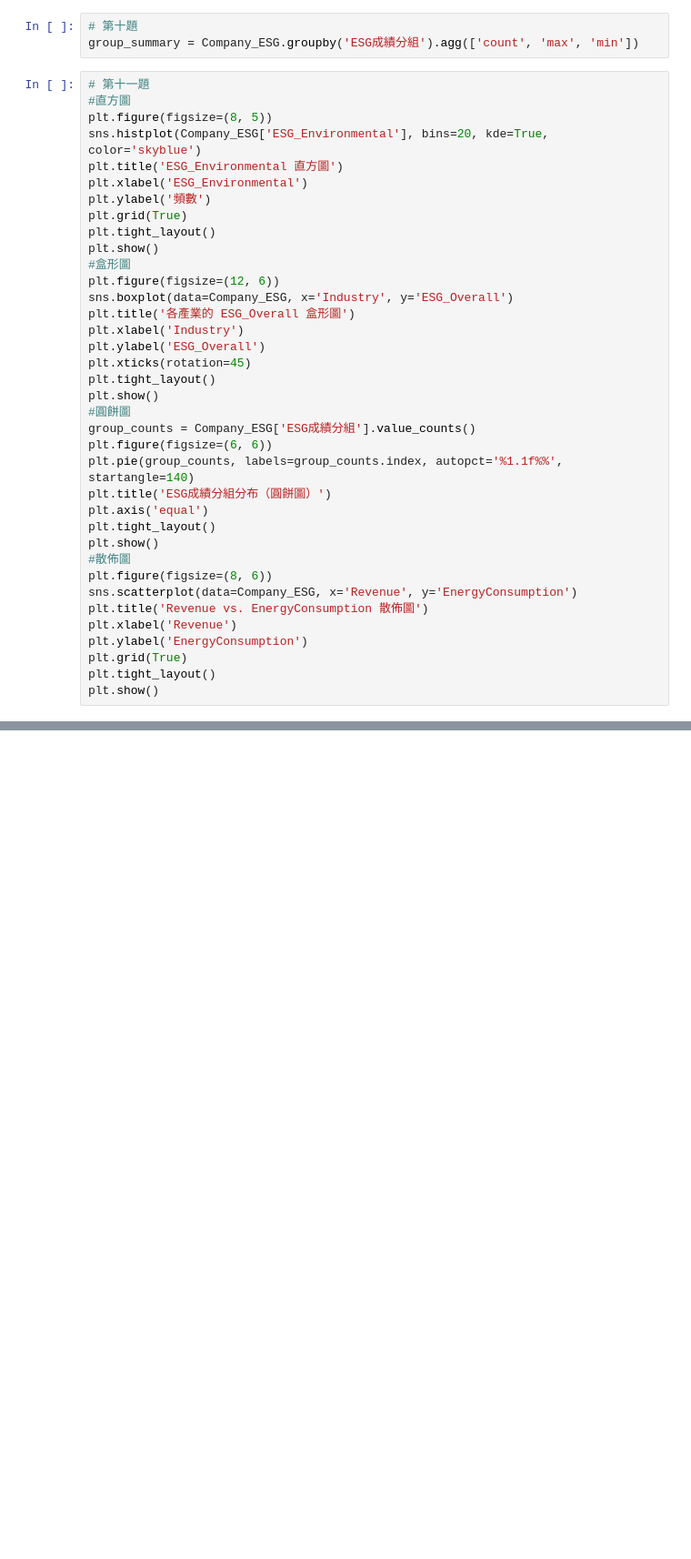
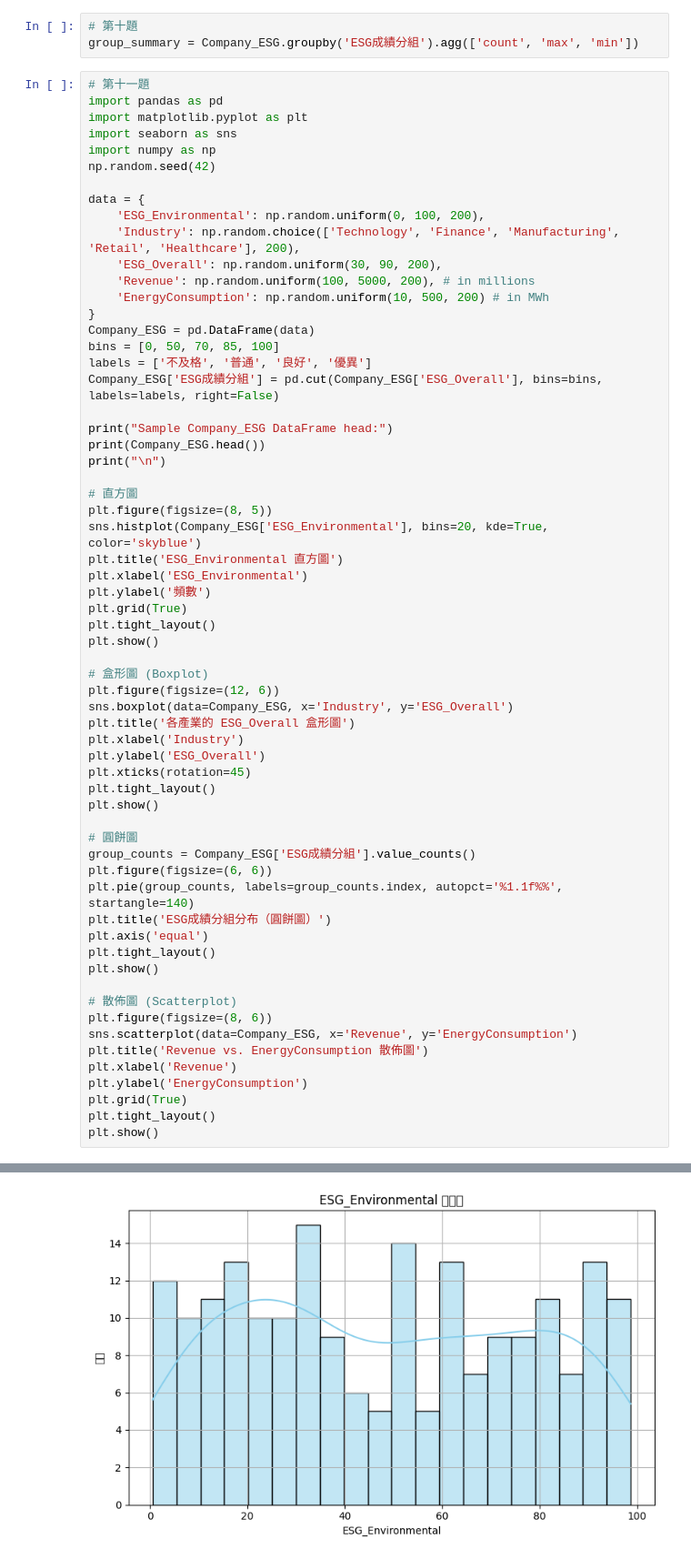
Before and after one commit to Wnn61/1140417, a Jupyter notebook: 第三組作業.ipynb, the cells around one changed output, grey strips where cells are left out. Shown at 91% size. Drawn from its saved outputs; the diff is of its cells as text; blank space fills up the shorter version.

```diff
--- a/第三組作業.ipynb
+++ b/第三組作業.ipynb
@@ -94,7 +88,29 @@ cv_matrix = pd.DataFrame({
 group_summary = Company_ESG.groupby('ESG成績分組').agg(['count', 'max', 'min'])
 # %%
 # 第十一題
-#直方圖
+import pandas as pd
+import matplotlib.pyplot as plt
+import seaborn as sns
+import numpy as np
+np.random.seed(42)
+
+data = {
+    'ESG_Environmental': np.random.uniform(0, 100, 200),
+    'Industry': np.random.choice(['Technology', 'Finance', 'Manufacturing', 'Retail', 'Healthcare'], 200),
+    'ESG_Overall': np.random.uniform(30, 90, 200),
+    'Revenue': np.random.uniform(100, 5000, 200), # in millions
+    'EnergyConsumption': np.random.uniform(10, 500, 200) # in MWh
+}
+Company_ESG = pd.DataFrame(data)
+bins = [0, 50, 70, 85, 100]
+labels = ['不及格', '普通', '良好', '優異']
+Company_ESG['ESG成績分組'] = pd.cut(Company_ESG['ESG_Overall'], bins=bins, labels=labels, right=False)
+
+print("Sample Company_ESG DataFrame head:")
+print(Company_ESG.head())
+print("\n")
+
+# 直方圖
 plt.figure(figsize=(8, 5))
 sns.histplot(Company_ESG['ESG_Environmental'], bins=20, kde=True, color='skyblue')
 plt.title('ESG_Environmental 直方圖')
@@ -103,7 +119,8 @@ plt.ylabel('頻數')
 plt.grid(True)
 plt.tight_layout()
 plt.show()
-#盒形圖
+
+# 盒形圖 (Boxplot)
 plt.figure(figsize=(12, 6))
 sns.boxplot(data=Company_ESG, x='Industry', y='ESG_Overall')
 plt.title('各產業的 ESG_Overall 盒形圖')
@@ -112,7 +129,8 @@ plt.ylabel('ESG_Overall')
 plt.xticks(rotation=45)
 plt.tight_layout()
 plt.show()
-#圓餅圖
+
+# 圓餅圖
 group_counts = Company_ESG['ESG成績分組'].value_counts()
 plt.figure(figsize=(6, 6))
 plt.pie(group_counts, labels=group_counts.index, autopct='%1.1f%%', startangle=140)
@@ -120,7 +138,8 @@ plt.title('ESG成績分組分布（圓餅圖）')
 plt.axis('equal')
 plt.tight_layout()
 plt.show()
-#散佈圖
+
+# 散佈圖 (Scatterplot)
 plt.figure(figsize=(8, 6))
 sns.scatterplot(data=Company_ESG, x='Revenue', y='EnergyConsumption')
 plt.title('Revenue vs. EnergyConsumption 散佈圖')
@@ -133,0 +166 @@ NameError: name 'plt' is not defined
+[figure, added]
```
Also changed, not shown: parts of 2 cells of this notebook.
